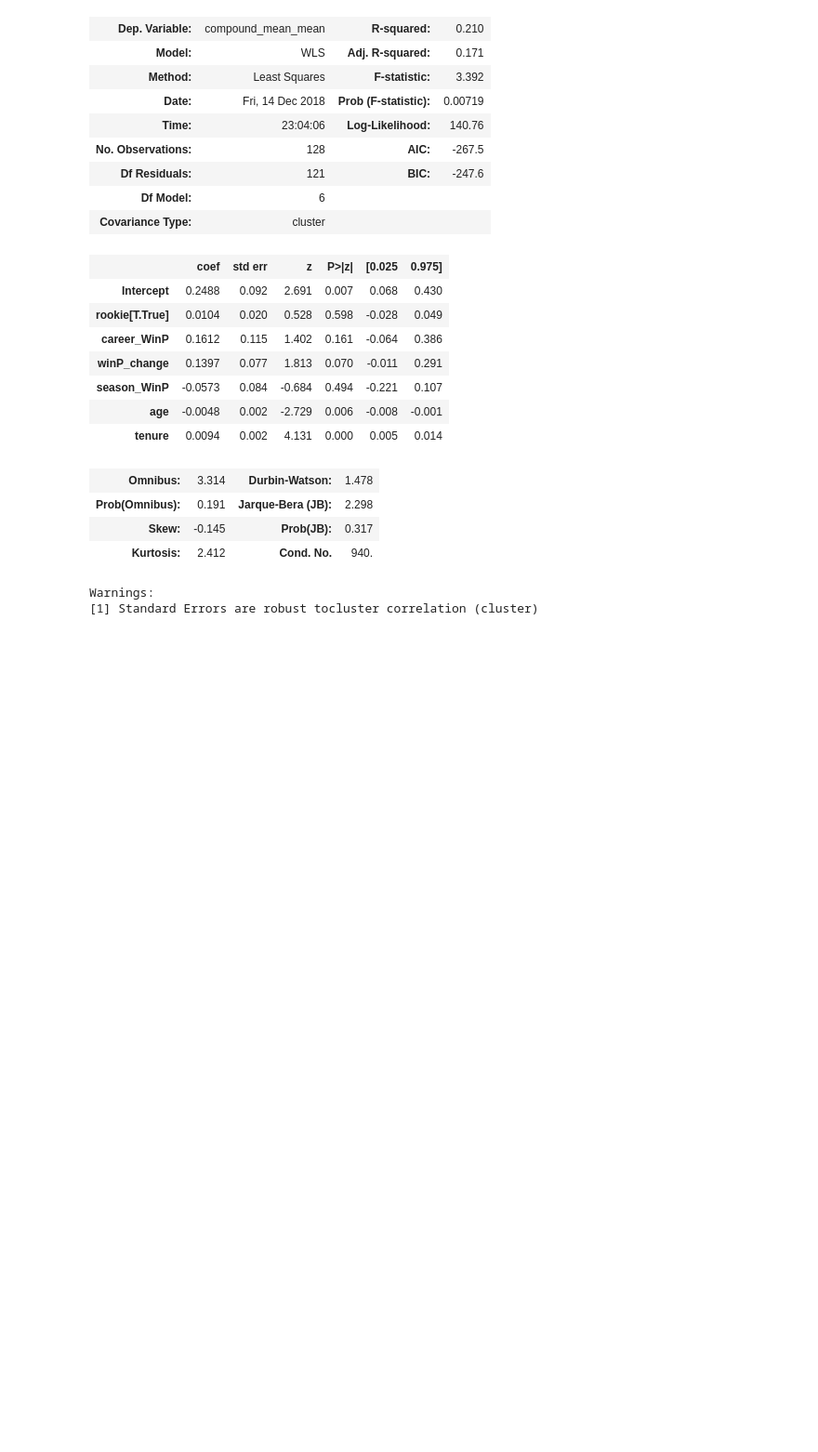
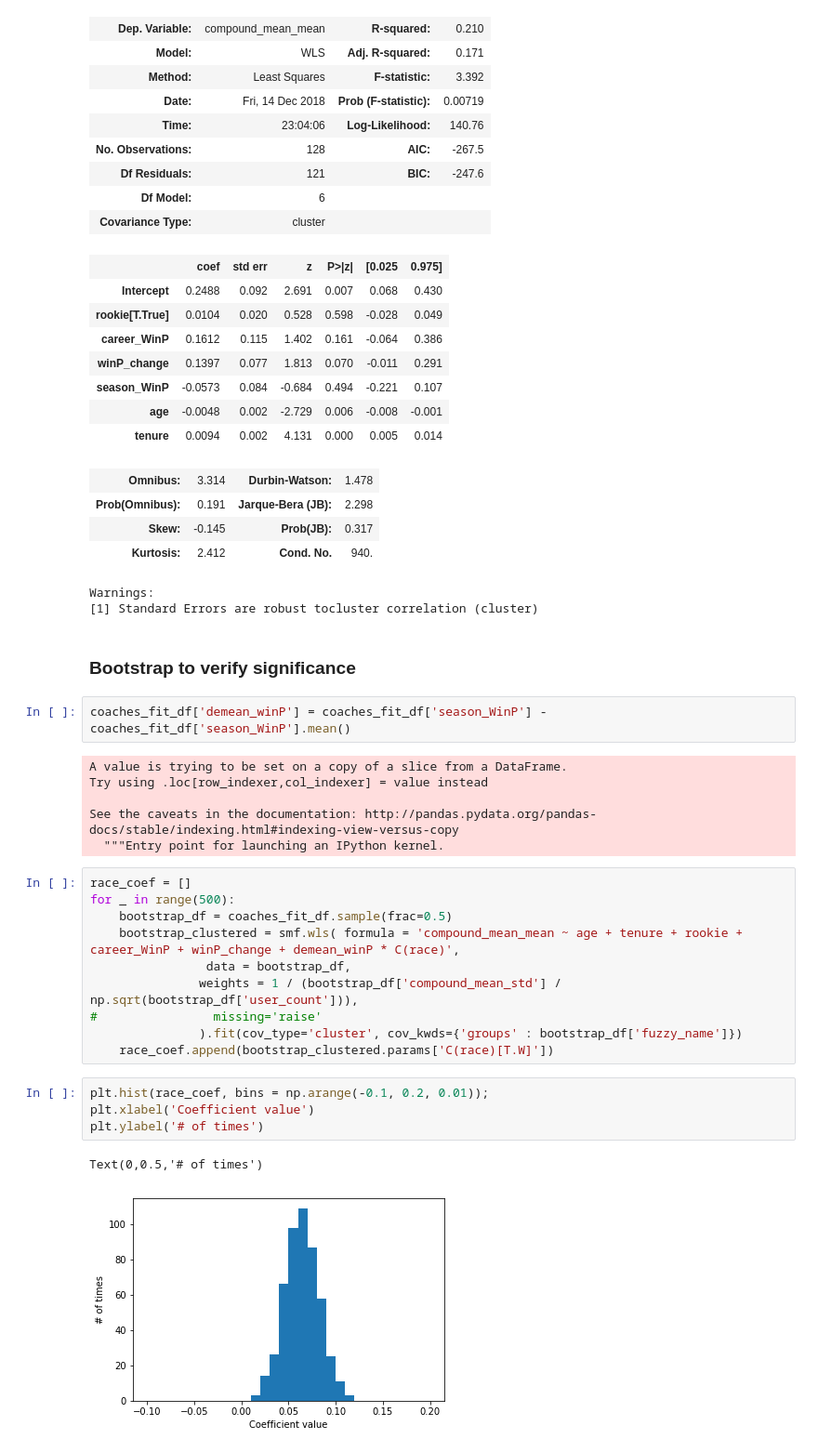
Before and after one commit to map222/trailofpapers, a Jupyter notebook: sentiment_sports/nba-sentiment.ipynb, the cells around one changed output. Shown at 93% size. Cells and saved outputs as stored; diff of their text form; blank space fills up the shorter version.

```diff
--- a/sentiment_sports/nba-sentiment.ipynb
+++ b/sentiment_sports/nba-sentiment.ipynb
@@ -933,3 +935,30 @@ WLS Regression Results
 | Kurtosis: | 2.412 | Cond. No. | 940. |
 Warnings:
 [1] Standard Errors are robust tocluster correlation (cluster)
+# %% [markdown]
+### Bootstrap to verify significance
+# %%
+coaches_fit_df['demean_winP'] = coaches_fit_df['season_WinP'] - coaches_fit_df['season_WinP'].mean()
+# %% [output]
+A value is trying to be set on a copy of a slice from a DataFrame.
+Try using .loc[row_indexer,col_indexer] = value instead
+
+See the caveats in the documentation: http://pandas.pydata.org/pandas-docs/stable/indexing.html#indexing-view-versus-copy
+  """Entry point for launching an IPython kernel.
+# %%
+race_coef = []
+for _ in range(500):
+    bootstrap_df = coaches_fit_df.sample(frac=0.5)
+    bootstrap_clustered = smf.wls( formula = 'compound_mean_mean ~ age + tenure + rookie + career_WinP + winP_change + demean_winP * C(race)',
+                data = bootstrap_df,
+               weights = 1 / (bootstrap_df['compound_mean_std'] / np.sqrt(bootstrap_df['user_count'])),
+#                missing='raise'
+               ).fit(cov_type='cluster', cov_kwds={'groups' : bootstrap_df['fuzzy_name']})
+    race_coef.append(bootstrap_clustered.params['C(race)[T.W]'])
+# %%
+plt.hist(race_coef, bins = np.arange(-0.1, 0.2, 0.01));
+plt.xlabel('Coefficient value')
+plt.ylabel('# of times')
+# %% [output]
+Text(0,0.5,'# of times')
+[figure, added]
```
Also changed, not shown: parts of 2 cells of this notebook, 6 other files.
